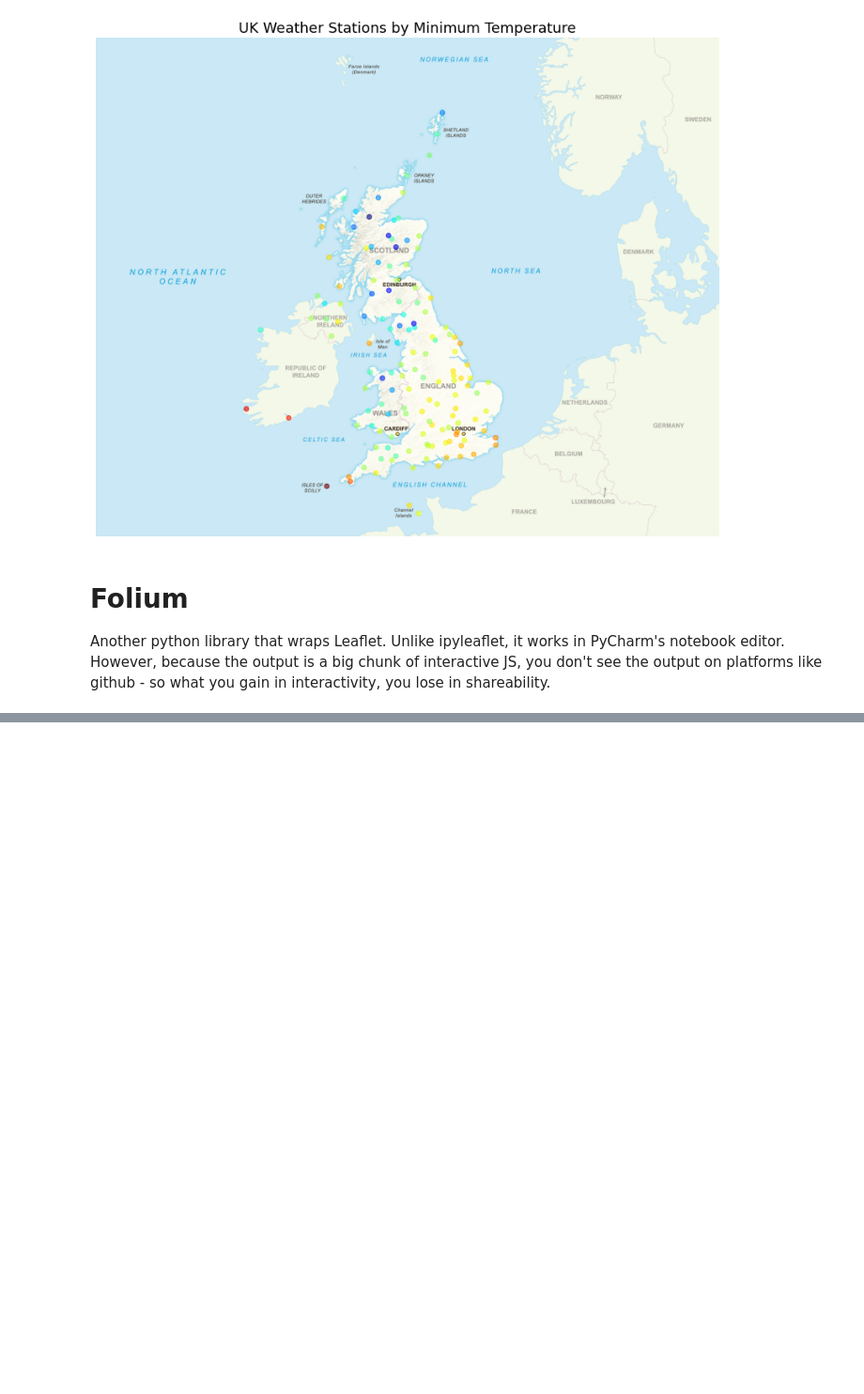
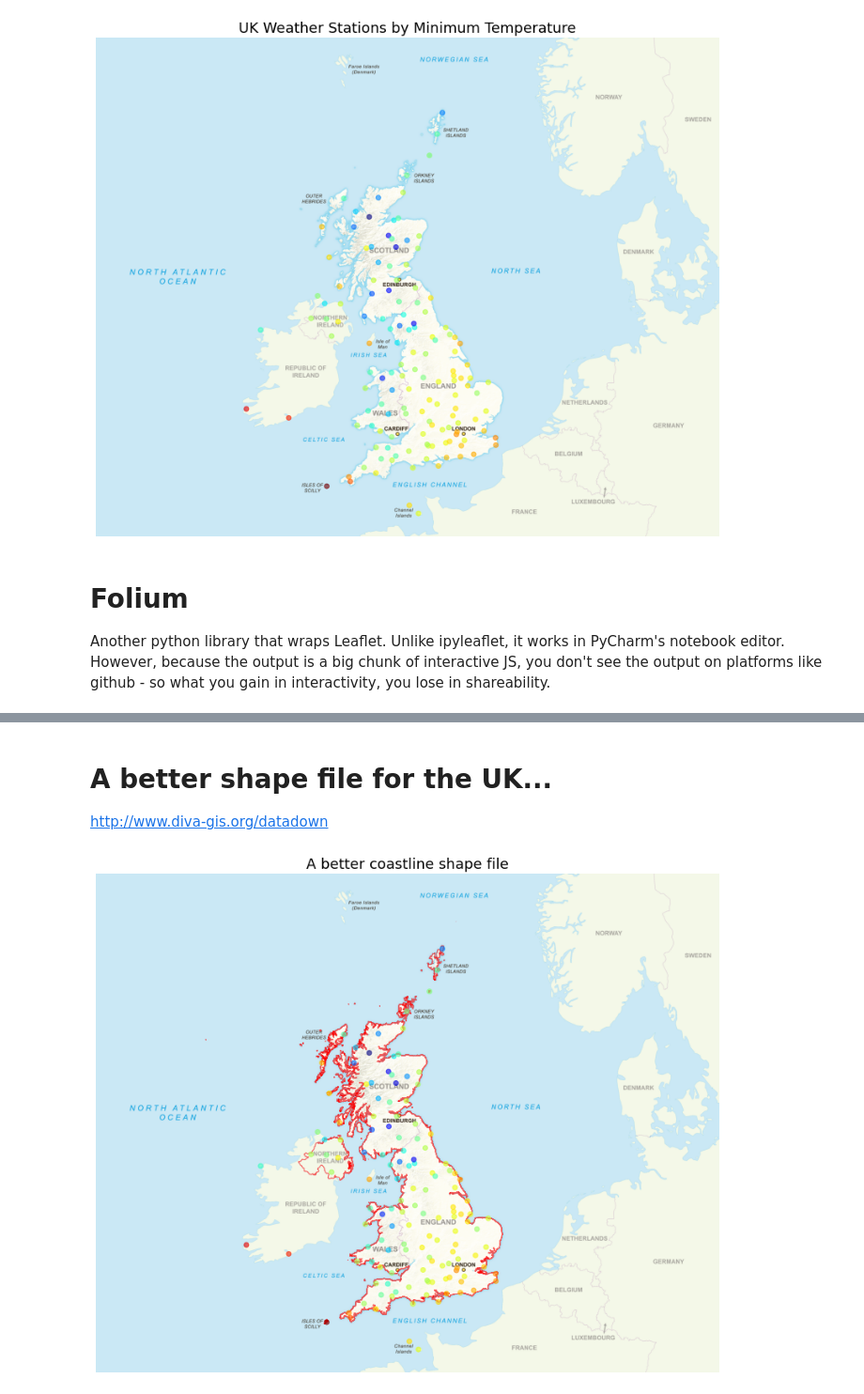
Before and after one commit to DanteLore/weather-notebook, a Jupyter notebook: map.ipynb, the cells around one changed output, grey strips where cells are left out. Shown at 94% size. Drawn from its saved outputs; the diff is of its cells as text; code cells hidden in the pictures; blank space fills up the shorter version.

Commit message:
Fun with shapefiles - showing a shapefile border overlay on the geotiff map, filtering by shape etc

```diff
--- a/map.ipynb
+++ b/map.ipynb
@@ -140,3 +138,27 @@ fig.add_child(m)
 m
 # %% [output]
 [interactive output not drawn]
+# %% [markdown]
+# A better shape file for the UK...
+
+http://www.diva-gis.org/datadown
+# %%
+raster_data = rasterio.open('data/GBOverview.tif', masked=True)
+extent=[raster_data.bounds[0], raster_data.bounds[2], raster_data.bounds[1], raster_data.bounds[3]]
+
+f, ax = plt.subplots(figsize=(14, 14))
+ax.set_title('A better coastline shape file', fontdict={'fontsize': '18', 'fontweight' : '3'})
+ax.set_axis_off()
+
+rasterio.plot.show(raster_data, ax=ax, extent=extent)
+
+uk = geopandas.read_file('data/GBR_adm0/GBR_adm0.shp')
+# Convert the shape data to OSGB coords - could equally do this the other way round and use lat long WGS84 everywhere if preferred/needed.
+uk = uk.to_crs(epsg=27700)
+
+uk.plot(ax=ax, facecolor='none', edgecolor='red', alpha=.6)
+gdf_osgb.plot(ax=ax, cmap=plt.get_cmap("jet"), column='temperature', alpha=0.6)
+
+plt.show()
+# %% [output]
+[figure, added]
```
Also changed, not shown: parts of 5 cells of this notebook, 10 other files.
